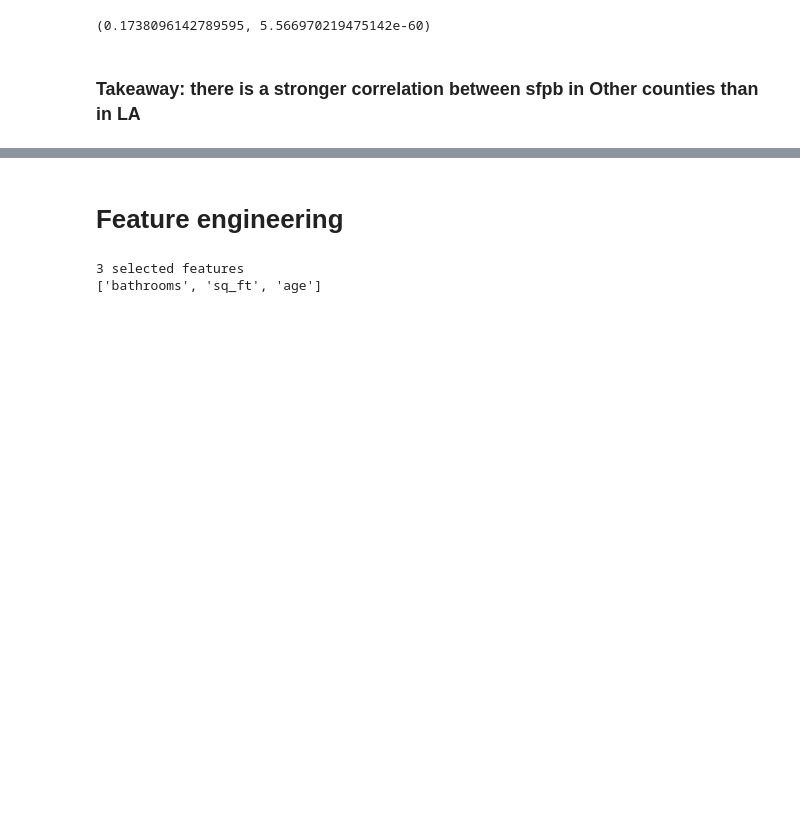
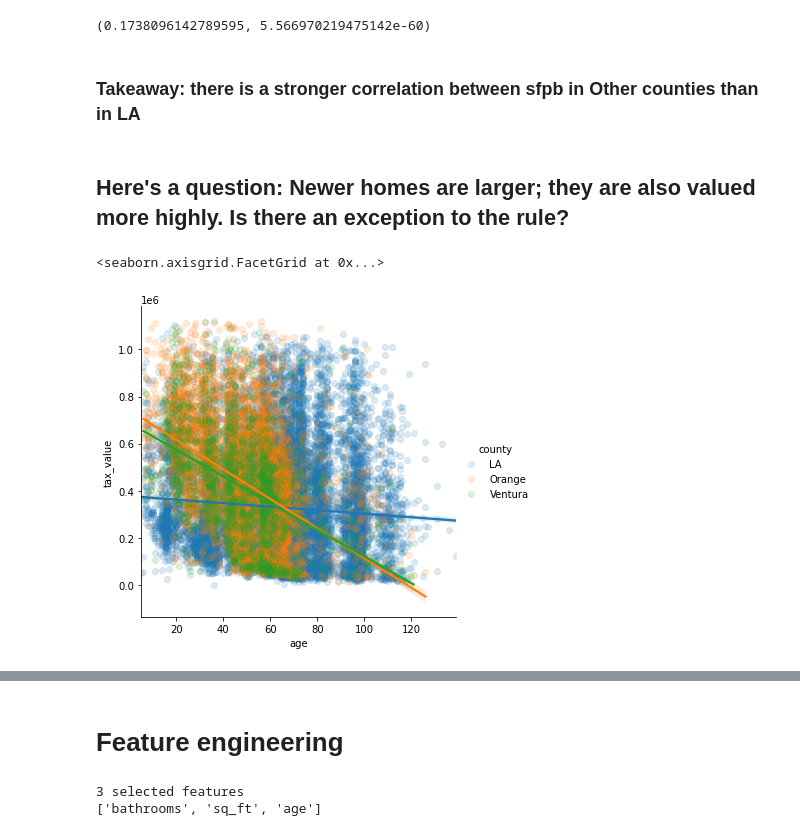
Before and after one commit to brianclements03/Regression_Project, a Jupyter notebook: explore_zillow.ipynb, the cells around one changed output, grey strips where cells are left out. Drawn from its saved outputs; the diff is of its cells as text; code cells hidden in the pictures; blank space fills up the shorter version.

Commit message:
updates to project including readme, new research question + exploration, deleted some .py modules i don't need.

```diff
--- a/explore_zillow.ipynb
+++ b/explore_zillow.ipynb
@@ -541,3 +560,10 @@ corr_Others, p
 (0.1738096142789595, 5.566970219475142e-60)
 # %% [markdown]
 ### Takeaway: there is a stronger correlation between sfpb in Other counties than in LA
+# %% [markdown]
+## Here's a question: Newer homes are larger; they are also valued more highly. Is there an exception to the rule?
+# %%
+sns.lmplot(x='age',y='tax_value',data=train, hue= 'county',scatter_kws={'alpha':.15})
+# %% [output]
+<seaborn.axisgrid.FacetGrid at 0x...>
+[figure, added]
```
Also changed, not shown: parts of 7 cells of this notebook, 4 other files.
